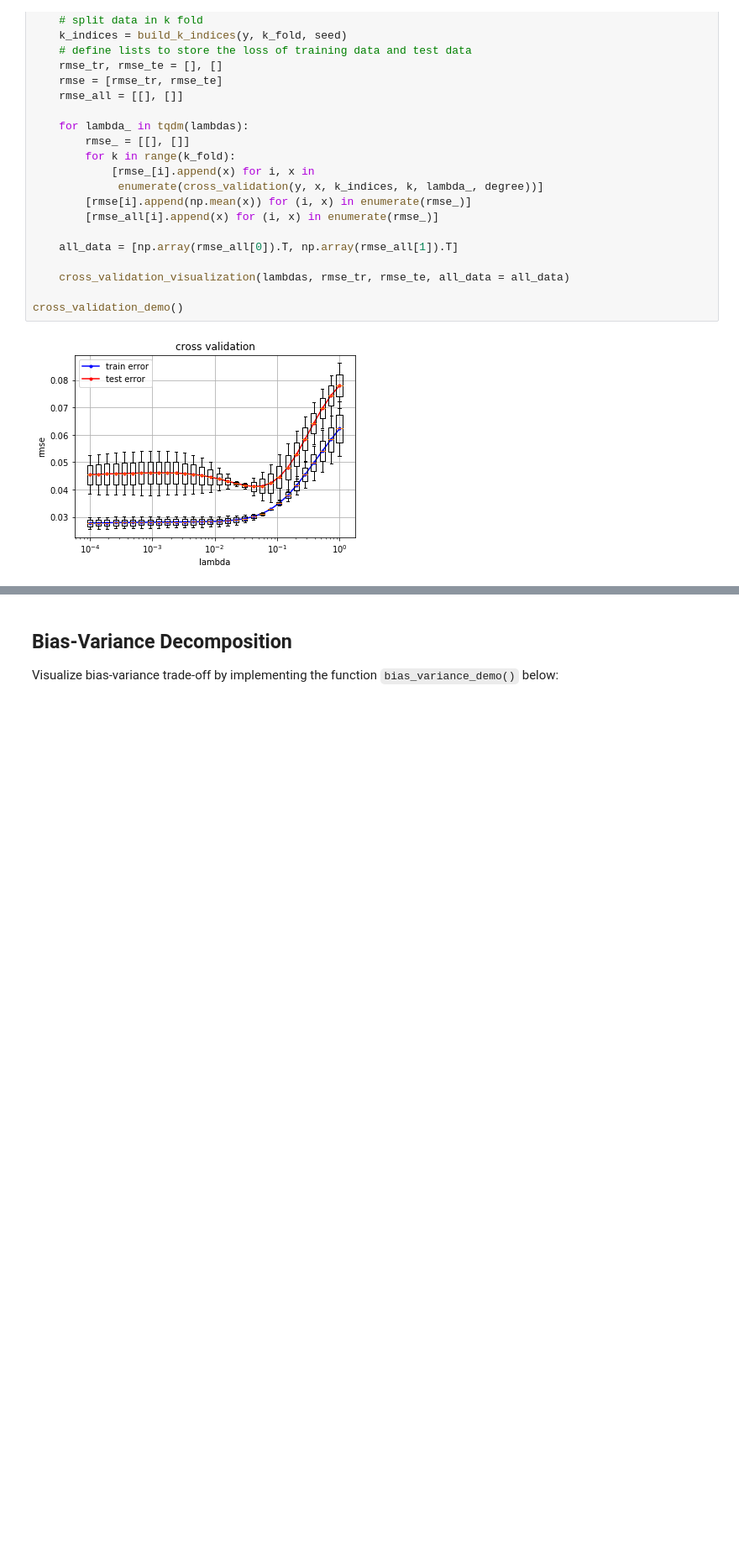
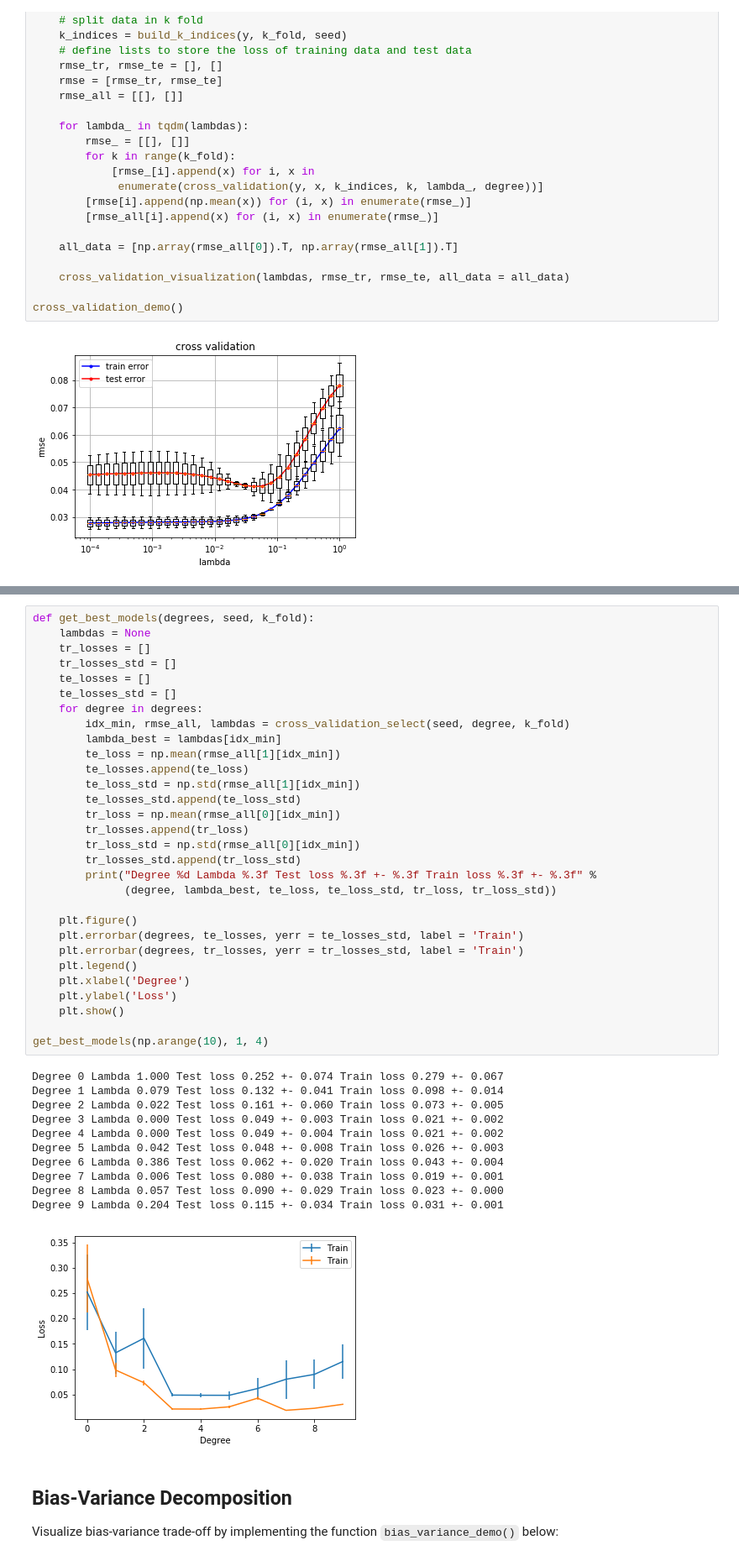
Before and after one commit to sergeivolodin/EPFL_ML_Course, a Jupyter notebook: labs/ex04/template/ex04.ipynb, the cells around one changed output, grey strips where cells are left out. Shown at 84% size. Drawn from its saved outputs; the diff is of its cells as text; blank space fills up the shorter version.

```diff
--- a/labs/ex04/template/ex04.ipynb
+++ b/labs/ex04/template/ex04.ipynb
@@ -98,3 +122,45 @@ cross_validation_demo()
+# %%
+def get_best_models(degrees, seed, k_fold):
+    lambdas = None
+    tr_losses = []
+    tr_losses_std = []
+    te_losses = []
+    te_losses_std = []
+    for degree in degrees:
+        idx_min, rmse_all, lambdas = cross_validation_select(seed, degree, k_fold)
+        lambda_best = lambdas[idx_min]
+        te_loss = np.mean(rmse_all[1][idx_min])
+        te_losses.append(te_loss)
+        te_loss_std = np.std(rmse_all[1][idx_min])
+        te_losses_std.append(te_loss_std)
+        tr_loss = np.mean(rmse_all[0][idx_min])
+        tr_losses.append(tr_loss)
+        tr_loss_std = np.std(rmse_all[0][idx_min])
+        tr_losses_std.append(tr_loss_std)
+        print("Degree %d Lambda %.3f Test loss %.3f +- %.3f Train loss %.3f +- %.3f" %
+              (degree, lambda_best, te_loss, te_loss_std, tr_loss, tr_loss_std))
+
+    plt.figure()
+    plt.errorbar(degrees, te_losses, yerr = te_losses_std, label = 'Train')
+    plt.errorbar(degrees, tr_losses, yerr = tr_losses_std, label = 'Train')
+    plt.legend()
+    plt.xlabel('Degree')
+    plt.ylabel('Loss')
+    plt.show()
+
+get_best_models(np.arange(10), 1, 4)
+# %% [output]
+Degree 0 Lambda 1.000 Test loss 0.252 +- 0.074 Train loss 0.279 +- 0.067
+Degree 1 Lambda 0.079 Test loss 0.132 +- 0.041 Train loss 0.098 +- 0.014
+Degree 2 Lambda 0.022 Test loss 0.161 +- 0.060 Train loss 0.073 +- 0.005
+Degree 3 Lambda 0.000 Test loss 0.049 +- 0.003 Train loss 0.021 +- 0.002
+Degree 4 Lambda 0.000 Test loss 0.049 +- 0.004 Train loss 0.021 +- 0.002
+Degree 5 Lambda 0.042 Test loss 0.048 +- 0.008 Train loss 0.026 +- 0.003
+Degree 6 Lambda 0.386 Test loss 0.062 +- 0.020 Train loss 0.043 +- 0.004
+Degree 7 Lambda 0.006 Test loss 0.080 +- 0.038 Train loss 0.019 +- 0.001
+Degree 8 Lambda 0.057 Test loss 0.090 +- 0.029 Train loss 0.023 +- 0.000
+Degree 9 Lambda 0.204 Test loss 0.115 +- 0.034 Train loss 0.031 +- 0.001
+[figure, added]
 # %% [markdown]
 ## Bias-Variance Decomposition
 Visualize bias-variance trade-off by implementing the function `bias_variance_demo()` below:
```
Also changed, not shown: parts of 6 cells of this notebook, 4 other files.
